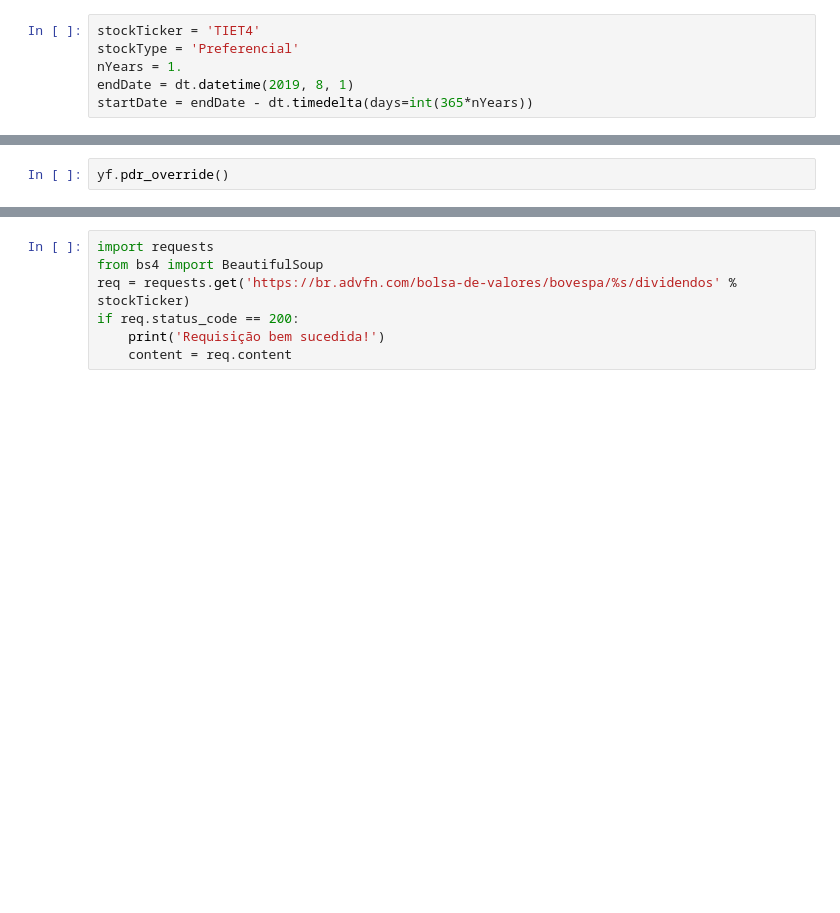
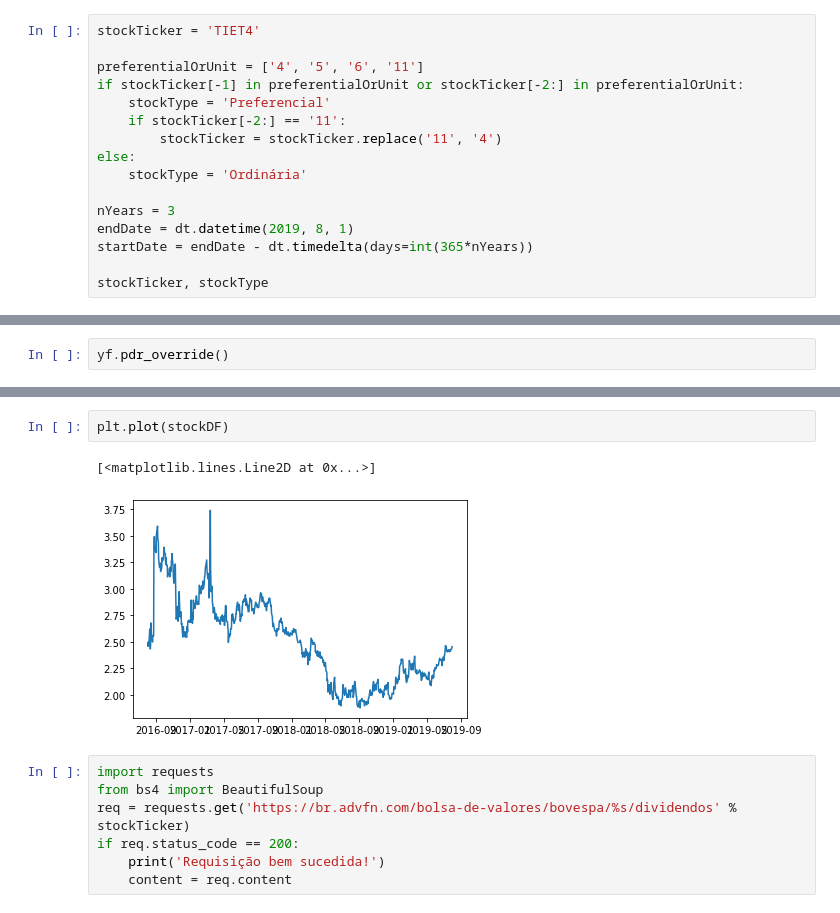
Before and after one commit to carlos-faria/Financial-Markets, a Jupyter notebook: dividends.ipynb, the cells around one changed output, grey strips where cells are left out. Cells and saved outputs as stored; diff of their text form; blank space fills up the shorter version.

```diff
--- a/dividends.ipynb
+++ b/dividends.ipynb
@@ -10,7 +10,17 @@ import numpy as np
 import matplotlib.pyplot as plt
 # %%
 stockTicker = 'TIET4'
-stockType = 'Preferencial'
-nYears = 1.
+
+preferentialOrUnit = ['4', '5', '6', '11']
+if stockTicker[-1] in preferentialOrUnit or stockTicker[-2:] in preferentialOrUnit:
+    stockType = 'Preferencial'
+    if stockTicker[-2:] == '11':
+        stockTicker = stockTicker.replace('11', '4')
+else:
+    stockType = 'Ordinária'
+
+nYears = 3
 endDate = dt.datetime(2019, 8, 1)
 startDate = endDate - dt.timedelta(days=int(365*nYears))
+
+stockTicker, stockType
@@ -34,3 +59,8 @@ Name: Close, dtype: float64
+# %%
+plt.plot(stockDF)
+# %% [output]
+[<matplotlib.lines.Line2D at 0x...>]
+[figure, added]
 # %%
 import requests
 from bs4 import BeautifulSoup
```
Also changed, not shown: parts of 7 cells of this notebook.
